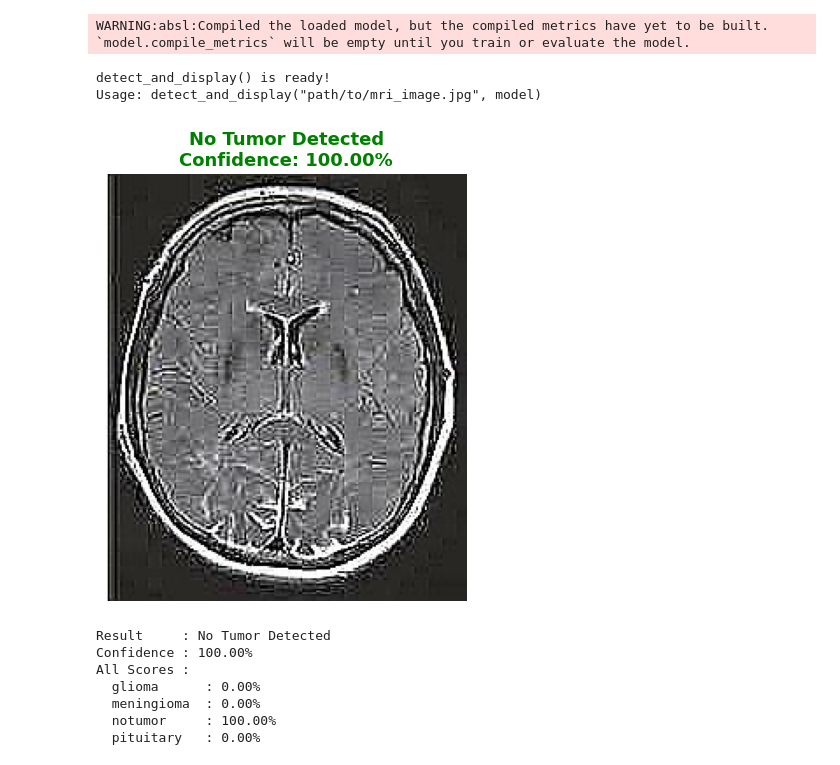
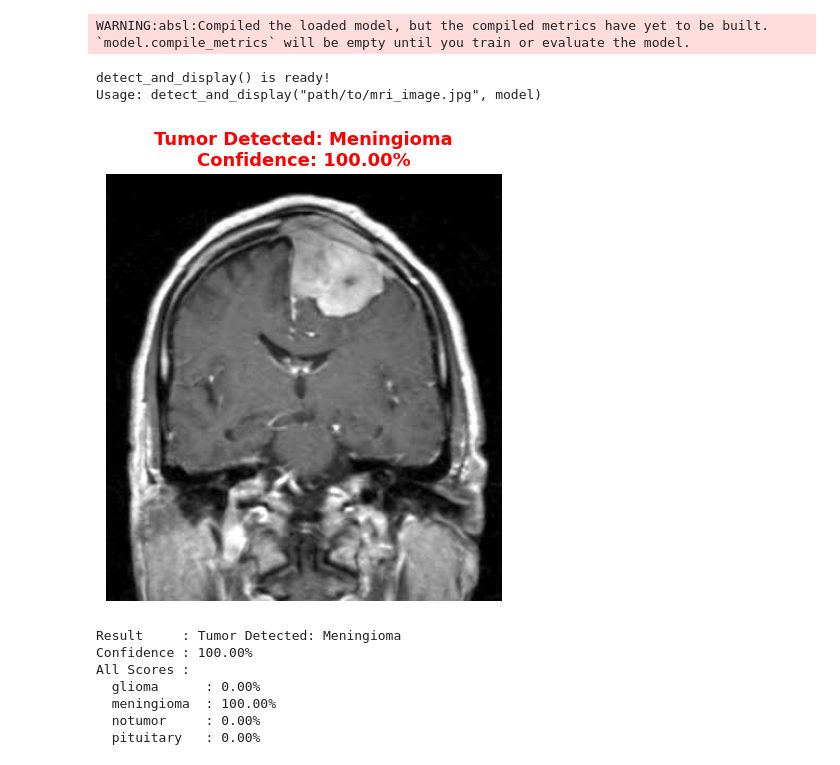
Before and after one commit to Nithin2288h/Brain-tumor-detection-using-mri-images, a Jupyter notebook: model.ipynb, the cells around one changed output. Saved outputs shown, nothing was run; the diff lists cells and outputs as text; code cells hidden in the pictures.

```diff
--- a/model.ipynb
+++ b/model.ipynb
@@ -354,39 +354,39 @@ def detect_and_display(img_path, model, image_size=128):
             result = 'No Tumor Detected'
             color = 'green'
         else:
             result = f'Tumor Detected: {predicted_label.capitalize()}'
             color = 'red'
 
         # Display
         plt.figure(figsize=(5, 5))
         plt.imshow(load_img(img_path))
         plt.axis('off')
         plt.title(f'{result}\nConfidence: {confidence:.2f}%',
                   fontsize=13, color=color, fontweight='bold')
         plt.tight_layout()
         plt.show()
 
         print(f'Result     : {result}')
         print(f'Confidence : {confidence:.2f}%')
         print('All Scores :')
         for i, label in enumerate(class_labels):
             print(f'  {label:12s}: {predictions[0][i]*100:.2f}%')
 
     except Exception as e:
         print('Error processing the image:', str(e))
 
 print('detect_and_display() is ready!')
 print('Usage: detect_and_display("path/to/mri_image.jpg", model)')
 
-detect_and_display(r'C:\Users\bunny\pad project\dataset\brain-tumor-mri-dataset\notumor\no-0001.jpg', model)
+detect_and_display(r'C:\Users\bunny\pad project\dataset\brain-tumor-mri-dataset\meningioma\me-0053.jpg', model)
 # %% [output]
 detect_and_display() is ready!
 Usage: detect_and_display("path/to/mri_image.jpg", model)
-[figure, old version]
+[figure, new version]
-Result     : No Tumor Detected
+Result     : Tumor Detected: Meningioma
 Confidence : 100.00%
 All Scores :
   glioma      : 0.00%
-  meningioma  : 0.00%
-  notumor     : 100.00%
+  meningioma  : 100.00%
+  notumor     : 0.00%
   pituitary   : 0.00%
```
Also changed, not shown: parts of 3 cells of this notebook, 21 other files.
